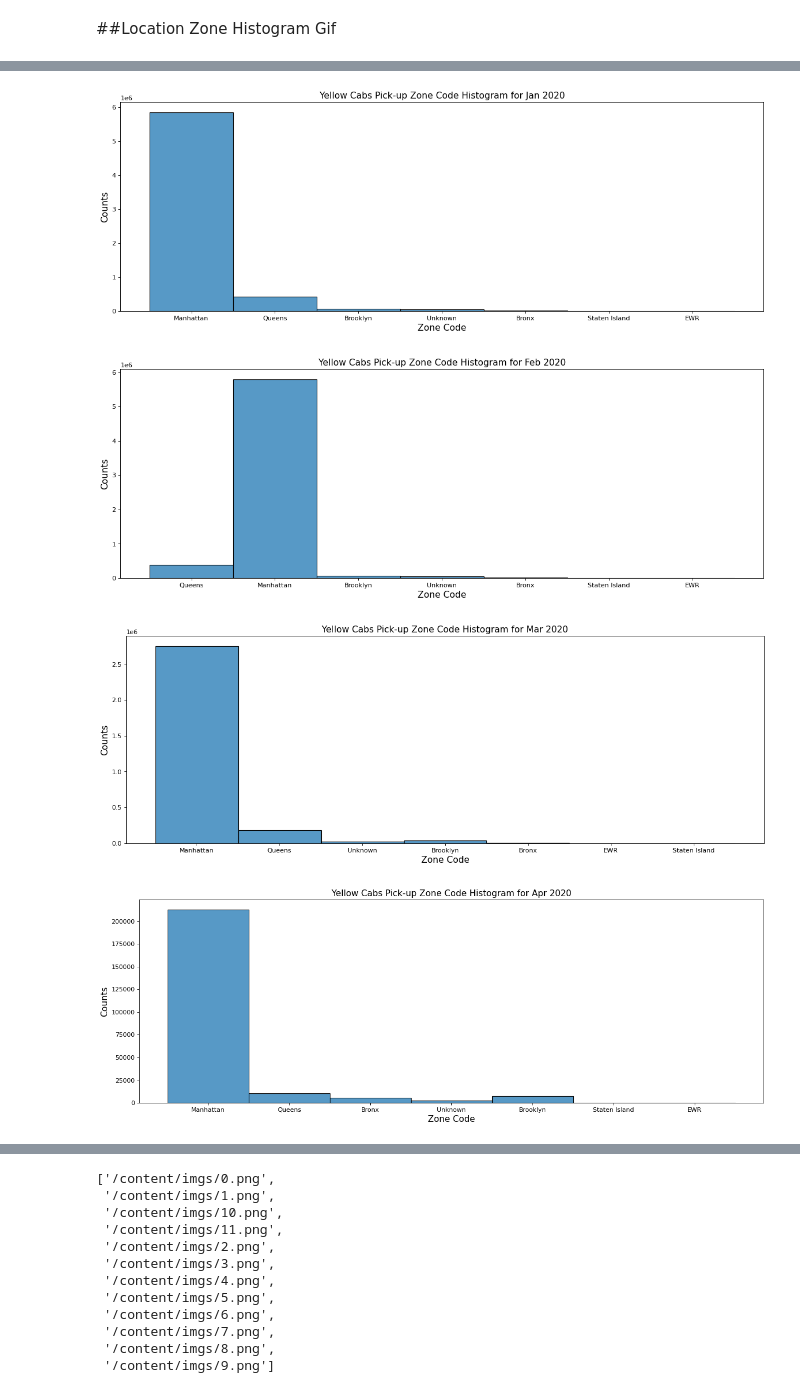
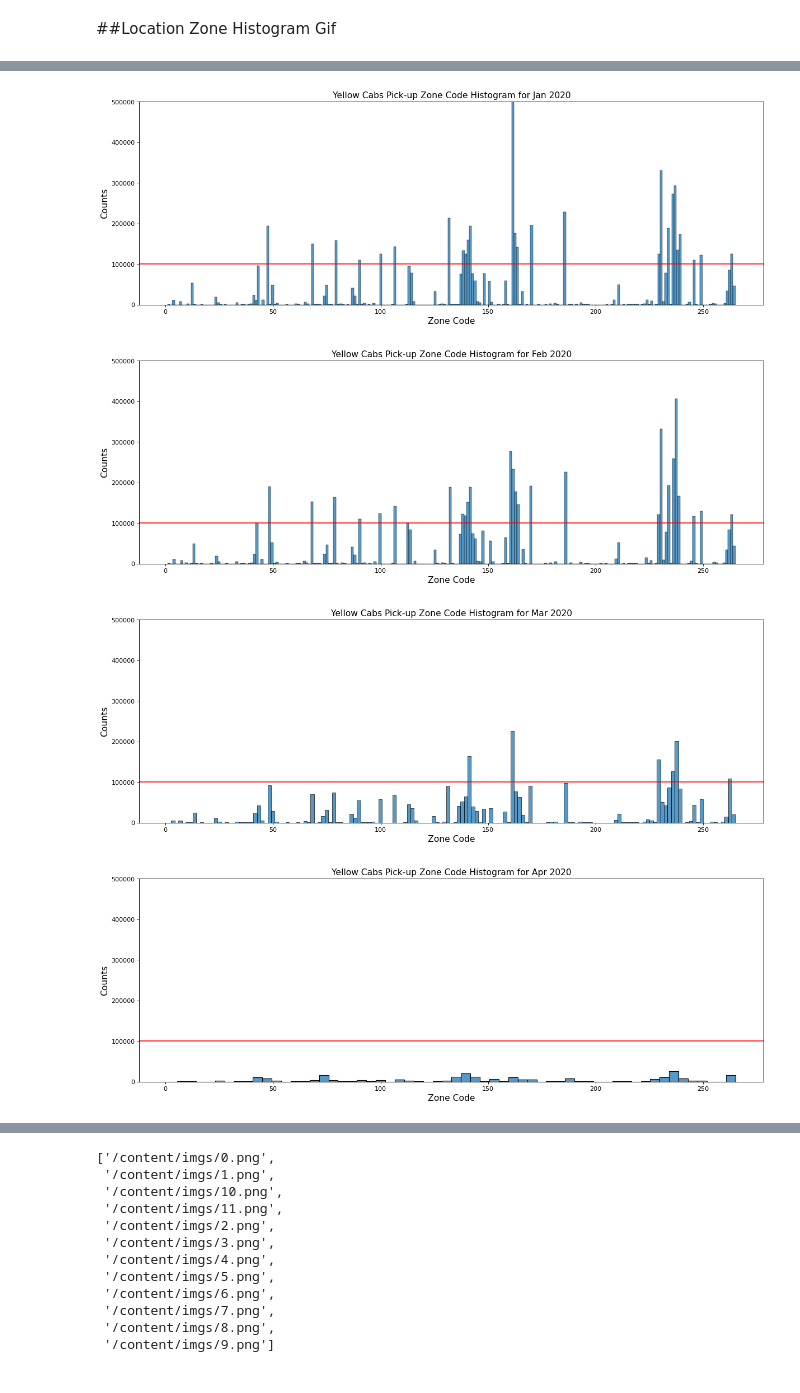
Before and after one commit to harrislam1/covid19_NYC_taxi_trips, a Jupyter notebook: loading_NYC_taxi_data.ipynb, the cells around one changed output, grey strips where cells are left out. Cells and saved outputs as stored; diff of their text form; code cells hidden in the pictures.

```diff
--- a/loading_NYC_taxi_data.ipynb
+++ b/loading_NYC_taxi_data.ipynb
@@ -371,15 +417,18 @@ No handles with labels found to put in legend.
 # %%
+#pickup_location zone
 for i in range(len(yellow2020_clean)):
   figure(figsize=(18, 6), dpi=80)
-  ax=sns.histplot(data=yellow2020_clean[i]['PUBorough'])
+  ax=sns.histplot(data=yellow2020_clean[i]['PULocationID'])
   plt.title(f"Yellow Cabs Pick-up Zone Code Histogram for {months_[i]} 2020", fontsize=14)
   plt.xlabel("Zone Code", fontsize=14)
   plt.ylabel("Counts", fontsize=14)
+  ax.set_ylim(0, 500000)
+  plt.axhline(y=100000, color='r', linestyle='-')
   fig = ax.get_figure()
   fig.savefig(f"/content/imgs/{i}.png")
   plt.show()
 # %% [output]
-[figure, old version]
+[figure, new version]
-[figure, old version]
+[figure, new version]
-[figure, old version]
+[figure, new version]
-[figure, old version]
+[figure, new version]
```
Also changed, not shown: parts of 12 cells of this notebook.
